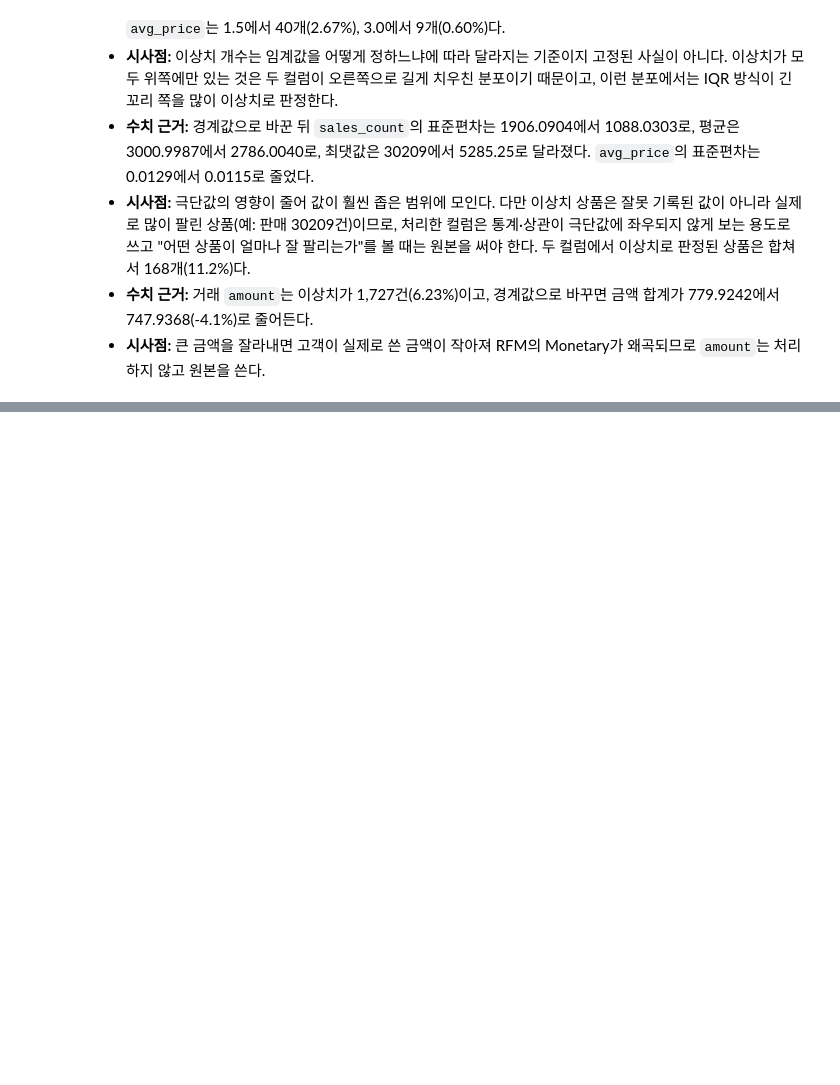
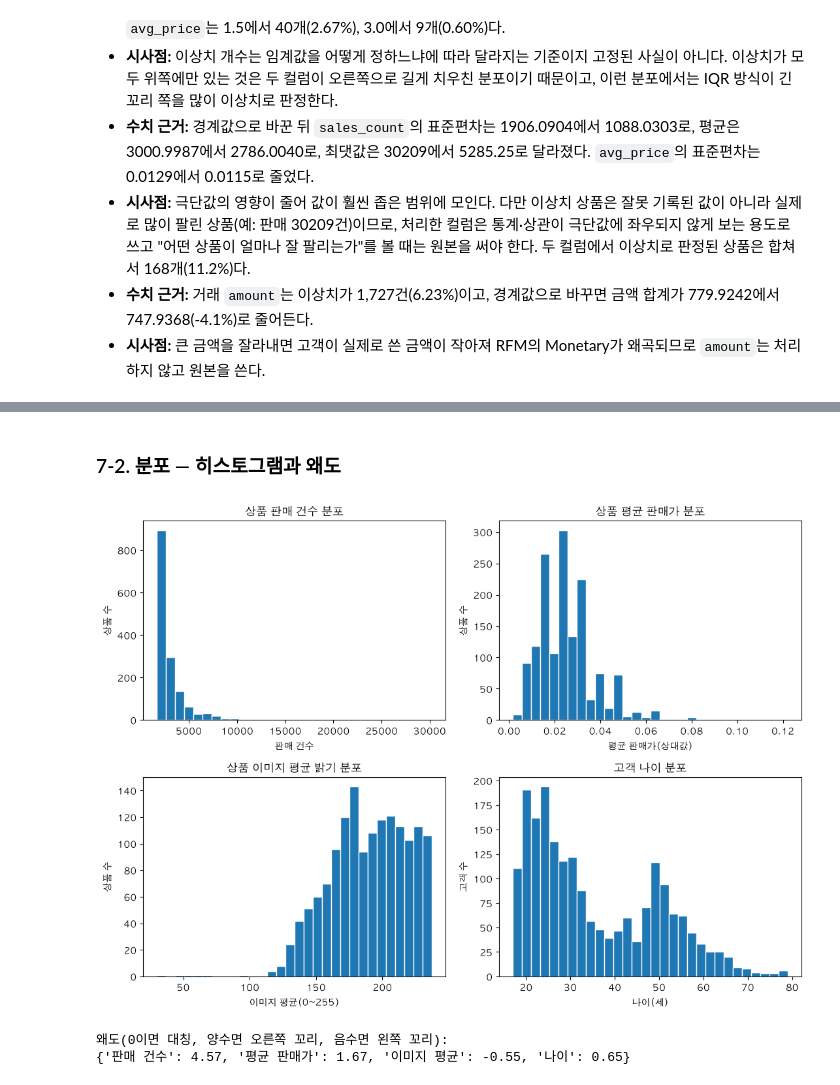
Before and after one commit to kimch0612/Codyssey_A1-1, a Jupyter notebook: notebooks/analysis_report.ipynb, the cells around one changed output, grey strips where cells are left out. Saved outputs shown, nothing was run; the diff lists cells and outputs as text; code cells hidden in the pictures; blank space fills up the shorter version.

Commit message:
feat: pipeline.py, analysis_report.ipynb; summarize(), correlation(), monthly_sales() 추가, 통계 분석과 시각화 4종 노트북 7장 추가
Co-Authored-By: Claude Sonnet 5.5 <noreply@anthropic.com>

```diff
--- a/notebooks/analysis_report.ipynb
+++ b/notebooks/analysis_report.ipynb
@@ -863,0 +913,27 @@ amount 이상치(임계값 1.5): 1,727건 (6.23%)
+# %% [markdown]
+### 7-2. 분포 — 히스토그램과 왜도
+# %%
+articles = analyzer.articles
+customers = analyzer.customers
+panels = [
+    (articles["sales_count"], "상품 판매 건수 분포", "판매 건수", "상품 수"),
+    (articles["avg_price"], "상품 평균 판매가 분포", "평균 판매가(상대값)", "상품 수"),
+    (articles["img_mean"], "상품 이미지 평균 밝기 분포", "이미지 평균(0~255)", "상품 수"),
+    (customers["age"], "고객 나이 분포", "나이(세)", "고객 수"),
+]
+fig, axes = plt.subplots(2, 2, figsize=(11, 8))
+for ax, (values, title, xlabel, ylabel) in zip(axes.ravel(), panels):
+    ax.hist(values, bins=30, edgecolor="white")
+    ax.set_title(title)
+    ax.set_xlabel(xlabel)
+    ax.set_ylabel(ylabel)
+plt.tight_layout()
+plt.show()
+
+print("왜도(0이면 대칭, 양수면 오른쪽 꼬리, 음수면 왼쪽 꼬리):")
+print({"판매 건수": round(float(articles["sales_count"].skew()), 2), "평균 판매가": round(float(articles["avg_price"].skew()), 2),
+       "이미지 평균": round(float(articles["img_mean"].skew()), 2), "나이": round(float(customers["age"].skew()), 2)})
+# %% [output]
+[figure, added]
+왜도(0이면 대칭, 양수면 오른쪽 꼬리, 음수면 왼쪽 꼬리):
+{'판매 건수': 4.57, '평균 판매가': 1.67, '이미지 평균': -0.55, '나이': 0.65}
```
Also changed, not shown: parts of 17 cells of this notebook, 1 other file.
